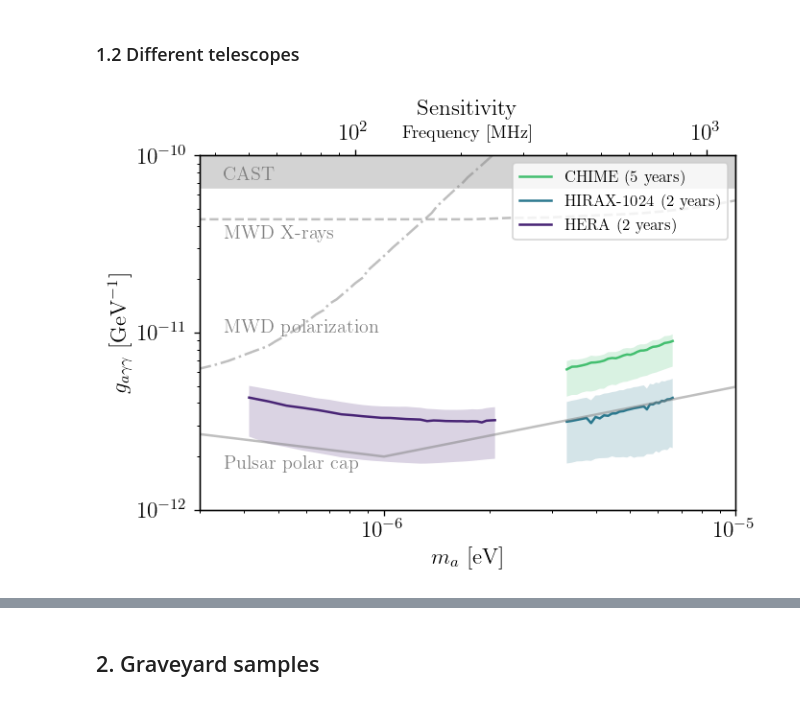
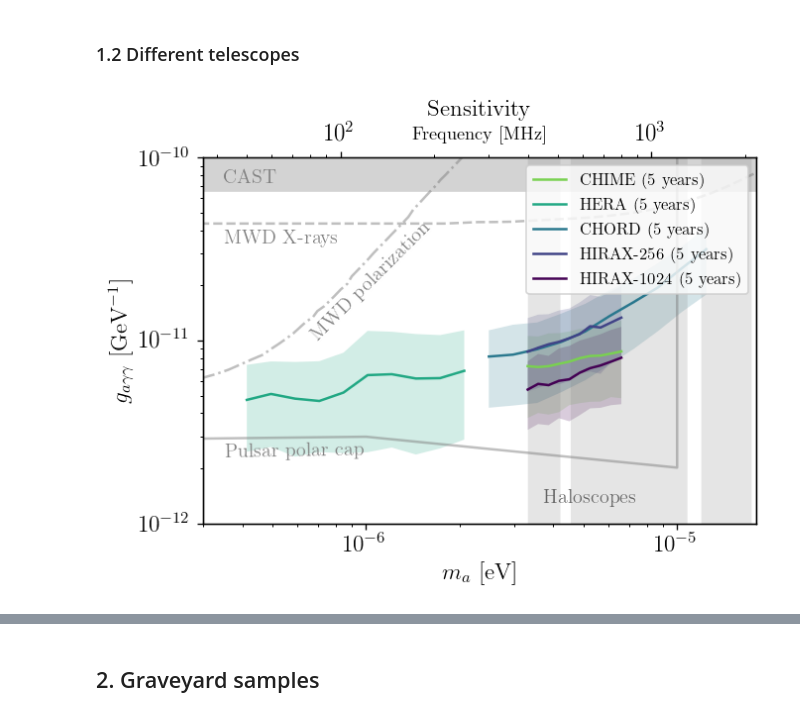
Before and after one commit to yitiansun/axion-mirror, a Jupyter notebook: estimates/plotting.ipynb, the cells around one changed output, grey strips where cells are left out. Saved outputs shown, nothing was run; the diff lists cells and outputs as text; code cells hidden in the pictures.

```diff
--- a/estimates/plotting.ipynb
+++ b/estimates/plotting.ipynb
@@ -95,78 +100,79 @@ fig.savefig('../outputs/reach_plots/CHIME.pdf')
 # %% [markdown]
 ### 1.2 Different telescopes
 # %%
-telescopes = [CHIME, HIRAX_1024, HERA]
+from config import pc_dict
+pc_names = ['CHIME', 'HERA', 'CHORD', 'HIRAX256', 'HIRAX1024']
 plot_all_samples = False
 
 label_dict = {
     'CHIME' : 'CHIME (5 years)',
-    'HIRAX-1024' : 'HIRAX-1024 (2 years)',
-    'HERA' : 'HERA (2 years)',
+    'HERA' : 'HERA (5 years)',
+    'CHORD' : 'CHORD (5 years)',
+    'HIRAX256' : 'HIRAX-256 (5 years)',
+    'HIRAX1024' : 'HIRAX-1024 (5 years)',
 }
 color_dict = {
-    'CHIME' : cms['viridis'](0.7),
-    'HIRAX-1024' : cms['viridis'](0.4),
-    'HERA' : cms['viridis'](0.1),
+    'CHIME' : cms['viridis'](0.8),
+    'HERA' : cms['viridis'](0.6),
+    'CHORD' : cms['viridis'](0.4),
+    'HIRAX256' : cms['viridis'](0.2),
+    'HIRAX1024' : cms['viridis'](0.0),
 }
 
 fig, ax = plt.subplots()
 
-postfix = 'nnu30-nra3-ndec3'
+for pc_name in pc_names:
 
-for telescope in telescopes:
-    with h5py.File(f"../outputs/plot_data/{telescope.name}-{postfix}/total.h5", 'r') as hf:
-        if telescope.name == 'HIRAX-1024':
-            nu_arr = np.delete(hf['nu'][:], 18, axis=0)
-            gagg_arr = np.delete(hf['gagg'][:], 18, axis=1)
-        elif telescope.name == 'HERA':
-            nu_arr = np.delete(hf['nu'][:], 20, axis=0)
-            gagg_arr = np.delete(hf['gagg'][:], 20, axis=1)
-        else:
-            nu_arr = np.array(hf['nu'][:])
-            gagg_arr = np.array(hf['gagg'][:])
+    pc = pc_dict[pc_name]
 
-        ma_arr = 4*PI*hbar*nu_arr / eV
-        color = color_dict[telescope.name]
-        label = label_dict[telescope.name]
+    with h5py.File(f"../outputs/plot_data/{pc.name}/total.h5", 'r') as hf:
+        nu_arr = np.array(hf['nu'][:])
+        gagg_arr = np.array(hf['gagg'][:])
+
+        ma_arr = 4 * np.pi * uc.hbar * nu_arr / uc.eV
+        color = color_dict[pc_name]
+        label = label_dict[pc_name]
 
         if gagg_arr.shape[0] == 1:
-            ax.plot(ma_arr, gagg_arr[0], color=color, label=label_dict[telescope.name])
+            ax.plot(ma_arr, gagg_arr[0], color=color, label=label_dict[pc_name])
         else:
             if plot_all_samples:
                 for i, gagg_sample in enumerate(gagg_arr):
                     ax.plot(ma_arr, gagg_sample, color=color, alpha=0.1,
                             label=(label if i==0 else None), zorder=-1)
             else:
                 ax.plot(ma_arr, np.median(gagg_arr, axis=0), color=color, label=label)
                 ax.fill_between(ma_arr, np.quantile(gagg_arr, 0.95, axis=0), np.quantile(gagg_arr, 0.05, axis=0),
                                 alpha=0.2, facecolor=color, edgecolor='none')
 
-ax.fill_between([1e-8, 1e-4], gagg_CAST/invGeV, 1e-8, color='lightgray')
+ax.fill_between([1e-8, 1e-4], uc.gagg_CAST/uc.invGeV, 1e-8, color='lightgray')
 ax.text(3.5e-7, 7.3e-11, 'CAST', color='gray')
-
 limit_ma_arr, limit_gagg_arr = np.loadtxt("../data/limits/PulsarPolarCap.txt", unpack=True)
 ax.plot(limit_ma_arr, limit_gagg_arr, color='gray', ls='-', alpha=0.5)
-ax.text(3.5e-7, 1.7e-12, 'Pulsar polar cap', color='gray')
-
+ax.text(3.5e-7, 2.3e-12, 'Pulsar polar cap', color='gray', rotation=1)
 limit_ma_arr, limit_gagg_arr = np.loadtxt("../data/limits/MWDPolarisation.txt", unpack=True)
 ax.plot(limit_ma_arr, limit_gagg_arr, color='gray', ls='-.', alpha=0.5)
-ax.text(3.5e-7, 1.0e-11, 'MWD polarization', color='gray')
-
+ax.text(6.5e-7, 1e-11, 'MWD polarization', color='gray', rotation=45)
 limit_ma_arr, limit_gagg_arr = np.loadtxt("../data/limits/MWDXrays.txt", unpack=True)
 ax.plot(limit_ma_arr, limit_gagg_arr, color='gray', ls='--', alpha=0.5)
 ax.text(3.5e-7, 3.4e-11, 'MWD X-rays', color='gray')
+limit_ma_arr, limit_gagg_arr = np.loadtxt("../data/limits/ADMX2021.txt", unpack=True)
+ax.fill_between(limit_ma_arr, limit_gagg_arr, np.full_like(limit_gagg_arr, 1), color='gray', alpha=0.2, ec=None)
+limit_ma_arr, limit_gagg_arr = np.loadtxt("../data/limits/RBF_UF_Haloscopes.txt", unpack=True)
+ax.fill_between(limit_ma_arr, limit_gagg_arr, np.full_like(limit_gagg_arr, 1), color='gray', alpha=0.2, ec=None)
+ax.text(3.7e-6, 1.3e-12, 'Haloscopes', color=cms['binary'](0.6))
 
 ax.set(yscale='log', xscale='log')
-ax.set(xlim=(3e-7, 1e-5), ylim=(1e-12, 1e-10))
+ax.set(xlim=(3e-7, 1.8e-5), ylim=(1e-12, 1e-10))
 ax.set(xlabel='$m_a$ [eV]', ylabel=r'$g_{a\gamma\gamma}$ [GeV$^{-1}$]', title='Sensitivity')
 
 ax_top = ax.twiny()
 ax_top.set(xscale=ax.get_xscale())
-ax_top.set_xlim(np.array(ax.get_xlim()) * eV / (4*PI*hbar))
+ax_top.set_xlim(np.array(ax.get_xlim()) * uc.eV / (4 * np.pi * uc.hbar))
 ax_top.set_xlabel('Frequency [MHz]', fontsize=11)
 ax_top.xaxis.set_label_coords(0.5, 1.05)
 
 ax.legend(loc='upper right', fontsize=10)
-fig.savefig('../outputs/telescopes_reach.pdf')
+fig.savefig('../outputs/reach_plots/all.pdf')
 # %% [output]
-[figure, old version]
+[figure, new version]
```
Also changed, not shown: parts of 9 cells of this notebook, 32 other files.
